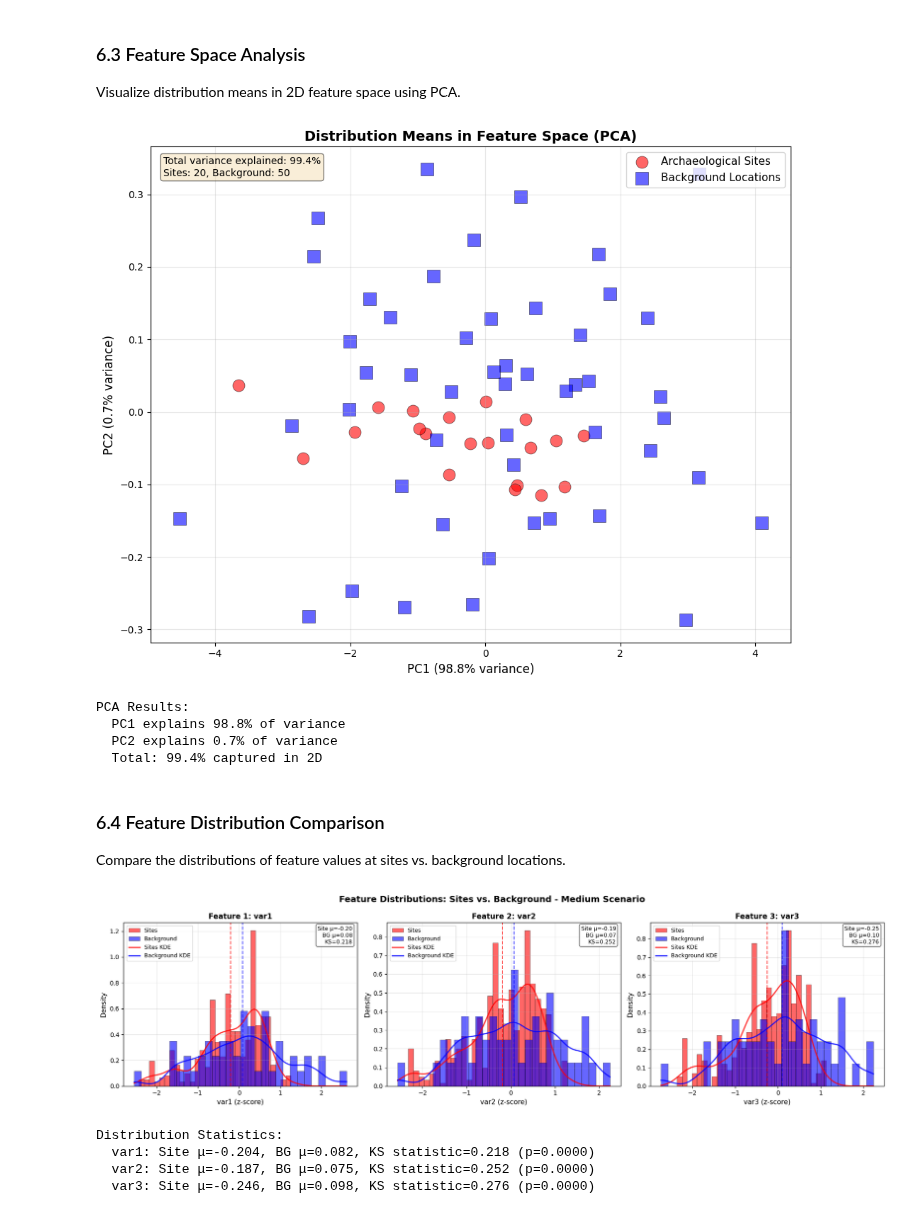
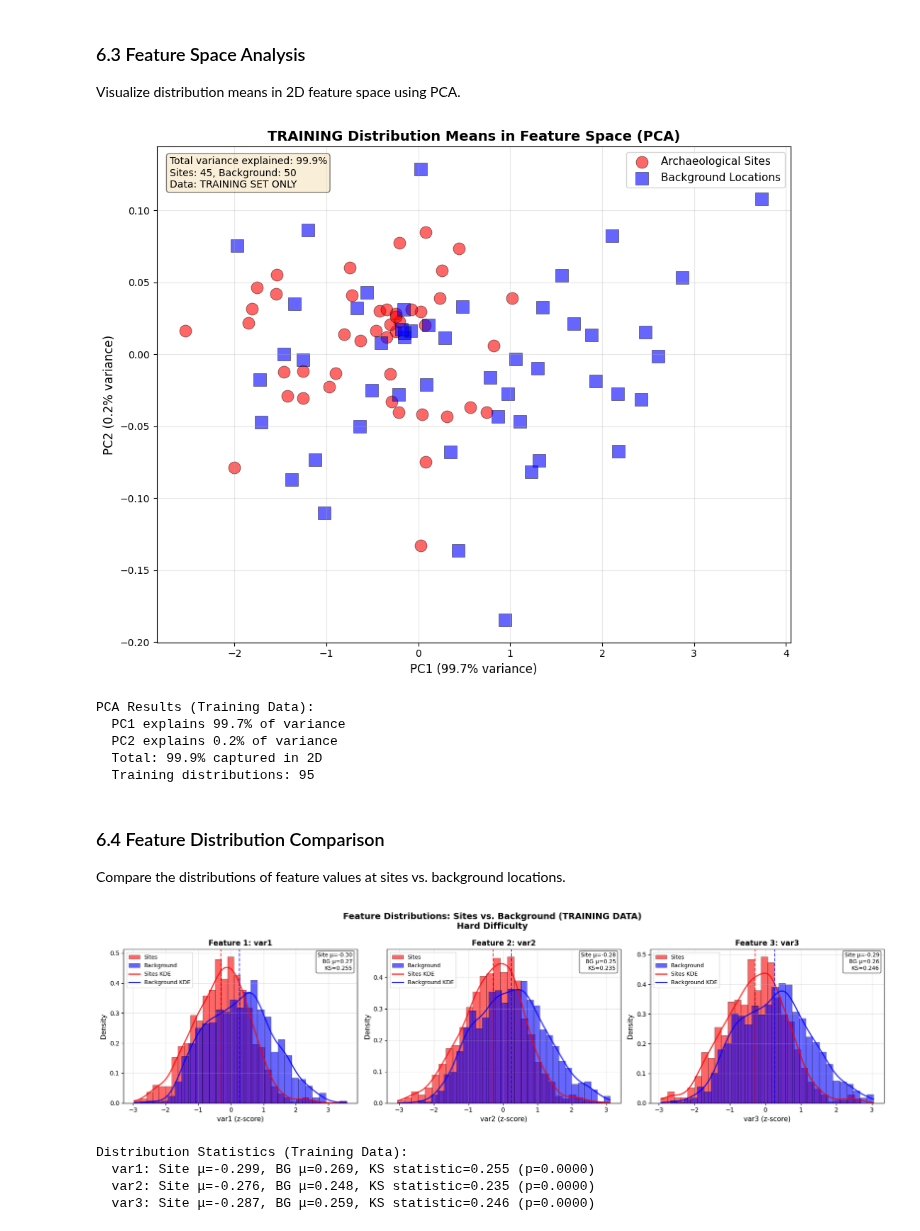
Before and after one commit to mrecos/KLRFome_JAX, a Jupyter notebook: notebooks/02_kernel_comparison.ipynb, the cells around one changed output. Drawn from its saved outputs; the diff is of its cells as text; code cells hidden in the pictures.

```diff
--- a/notebooks/02_kernel_comparison.ipynb
+++ b/notebooks/02_kernel_comparison.ipynb
@@ -912,9 +1804,9 @@ Mean Embedding (Exact):
 
 Visualize distribution means in 2D feature space using PCA.
 # %%
-# PCA on distribution means
-means_array = np.array([np.mean(c.samples, axis=0) for c in training_data.collections])
-labels_array = np.array([c.label for c in training_data.collections])
+# PCA on TRAINING distribution means
+means_array = np.array([np.mean(c.samples, axis=0) for c in train_data_scaled.collections])
+labels_array = np.array([c.label for c in train_data_scaled.collections])
 
 # Fit PCA
 pca = PCA(n_components=2)
@@ -938,44 +1830,47 @@ ax.scatter(means_2d[bg_mask, 0], means_2d[bg_mask, 1],
 # Labels and formatting
 ax.set_xlabel(f'PC1 ({pca.explained_variance_ratio_[0]:.1%} variance)', fontsize=12)
 ax.set_ylabel(f'PC2 ({pca.explained_variance_ratio_[1]:.1%} variance)', fontsize=12)
-ax.set_title('Distribution Means in Feature Space (PCA)', fontsize=14, fontweight='bold')
+ax.set_title('TRAINING Distribution Means in Feature Space (PCA)', fontsize=14, fontweight='bold')
 ax.legend(fontsize=11, loc='best')
 ax.grid(True, alpha=0.3)
 
 # Add text with separation info
 total_var = pca.explained_variance_ratio_[:2].sum()
 ax.text(0.02, 0.98, f'Total variance explained: {total_var:.1%}\n'
-                     f'Sites: {site_mask.sum()}, Background: {bg_mask.sum()}',
+                     f'Sites: {site_mask.sum()}, Background: {bg_mask.sum()}\n'
+                     f'Data: TRAINING SET ONLY',
         transform=ax.transAxes, fontsize=10, verticalalignment='top',
         bbox=dict(boxstyle='round', facecolor='wheat', alpha=0.5))
 
 plt.tight_layout()
 plt.show()
 
-print(f"\nPCA Results:")
+print(f"\nPCA Results (Training Data):")
 print(f"  PC1 explains {pca.explained_variance_ratio_[0]:.1%} of variance")
 print(f"  PC2 explains {pca.explained_variance_ratio_[1]:.1%} of variance")
 print(f"  Total: {total_var:.1%} captured in 2D")
+print(f"  Training distributions: {len(train_data_scaled.collections)}")
 # %% [output]
-[figure, old version]
+[figure, new version]
-PCA Results:
-  PC1 explains 98.8% of variance
-  PC2 explains 0.7% of variance
-  Total: 99.4% captured in 2D
+PCA Results (Training Data):
+  PC1 explains 99.7% of variance
+  PC2 explains 0.2% of variance
+  Total: 99.9% captured in 2D
+  Training distributions: 95
 # %% [markdown]
 ### 6.4 Feature Distribution Comparison
 
 Compare the distributions of feature values at sites vs. background locations.
 # %%
-# Extract all samples for sites and background
-n_features = training_data.collections[0].samples.shape[1]
+# Extract all samples for sites and background from TRAINING data
+n_features = train_data_scaled.collections[0].samples.shape[1]
 
 site_samples = np.concatenate([
-    np.array(c.samples) for c in training_data.collections if c.label == 1
+    np.array(c.samples) for c in train_data_scaled.collections if c.label == 1
 ])
 
 bg_samples = np.concatenate([
-    np.array(c.samples) for c in training_data.collections if c.label == 0
+    np.array(c.samples) for c in train_data_scaled.collections if c.label == 0
 ])
 
 # Create subplot for each feature
@@ -1014,40 +1909,40 @@ for feat_idx in range(n_features):
     site_mean = np.mean(site_vals)
     bg_mean = np.mean(bg_vals)
     ax.axvline(site_mean, color='red', linestyle='--', linewidth=1.5, alpha=0.7)
     ax.axvline(bg_mean, color='blue', linestyle='--', linewidth=1.5, alpha=0.7)
 
     # Labels and formatting
-    ax.set_xlabel(f'{training_data.feature_names[feat_idx]} (z-score)', fontsize=11)
+    ax.set_xlabel(f'{train_data_scaled.feature_names[feat_idx]} (z-score)', fontsize=11)
     ax.set_ylabel('Density', fontsize=11)
-    ax.set_title(f'Feature {feat_idx+1}: {training_data.feature_names[feat_idx]}',
+    ax.set_title(f'Feature {feat_idx+1}: {train_data_scaled.feature_names[feat_idx]}',
                  fontsize=12, fontweight='bold')
     ax.legend(fontsize=9, loc='best')
     ax.grid(True, alpha=0.3)
 
     # Add stats text
     from scipy.stats import ks_2samp
     ks_stat, ks_pval = ks_2samp(site_vals, bg_vals)
     stats_text = f'Site μ={site_mean:.2f}\nBG μ={bg_mean:.2f}\nKS={ks_stat:.3f}'
     ax.text(0.98, 0.98, stats_text, transform=ax.transAxes,
             fontsize=9, verticalalignment='top', horizontalalignment='right',
             bbox=dict(boxstyle='round', facecolor='white', alpha=0.7))
 
-plt.suptitle(f'Feature Distributions: Sites vs. Background - {scenario["name"]} Scenario',
+plt.suptitle(f'Feature Distributions: Sites vs. Background (TRAINING DATA)\n{DIFFICULTY.capitalize()} Difficulty',
              fontsize=14, fontweight='bold')
 plt.tight_layout()
 plt.show()
 
-print(f"\nDistribution Statistics:")
+print(f"\nDistribution Statistics (Training Data):")
 for feat_idx in range(n_features):
     site_vals = site_samples[:, feat_idx]
     bg_vals = bg_samples[:, feat_idx]
     from scipy.stats import ks_2samp
     ks_stat, ks_pval = ks_2samp(site_vals, bg_vals)
-    print(f"  {training_data.feature_names[feat_idx]}: Site μ={np.mean(site_vals):.3f}, "
+    print(f"  {train_data_scaled.feature_names[feat_idx]}: Site μ={np.mean(site_vals):.3f}, "
           f"BG μ={np.mean(bg_vals):.3f}, KS statistic={ks_stat:.3f} (p={ks_pval:.4f})")
 # %% [output]
-[figure, old version]
+[figure, new version]
-Distribution Statistics:
-  var1: Site μ=-0.204, BG μ=0.082, KS statistic=0.218 (p=0.0000)
-  var2: Site μ=-0.187, BG μ=0.075, KS statistic=0.252 (p=0.0000)
-  var3: Site μ=-0.246, BG μ=0.098, KS statistic=0.276 (p=0.0000)
+Distribution Statistics (Training Data):
+  var1: Site μ=-0.299, BG μ=0.269, KS statistic=0.255 (p=0.0000)
+  var2: Site μ=-0.276, BG μ=0.248, KS statistic=0.235 (p=0.0000)
+  var3: Site μ=-0.287, BG μ=0.259, KS statistic=0.246 (p=0.0000)
```
Also changed, not shown: parts of 25 cells of this notebook.
